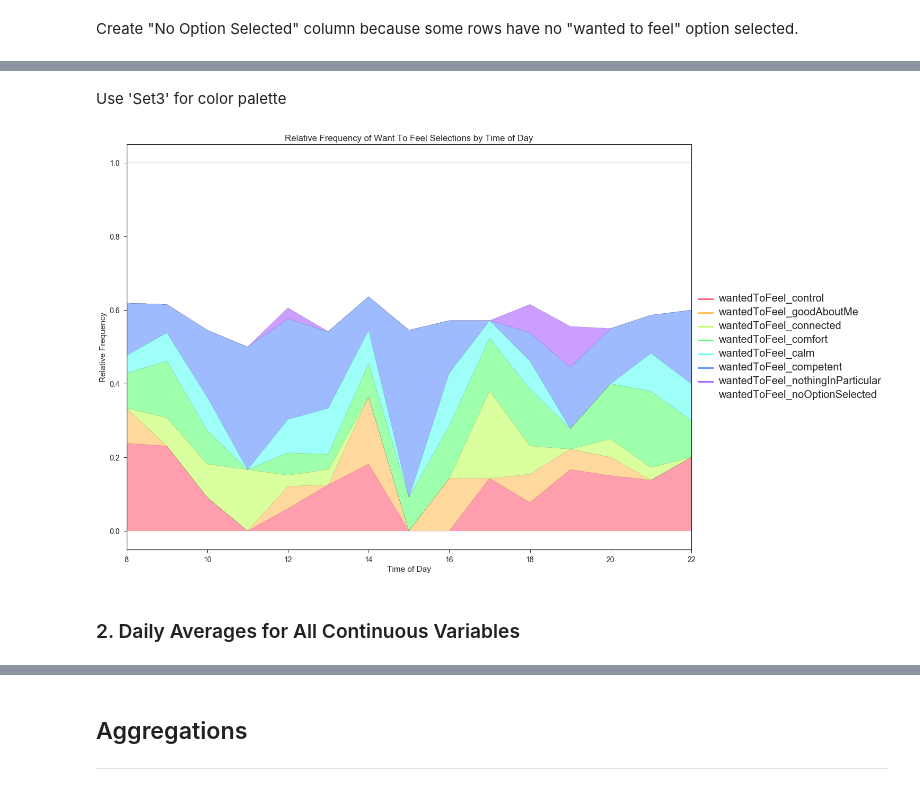
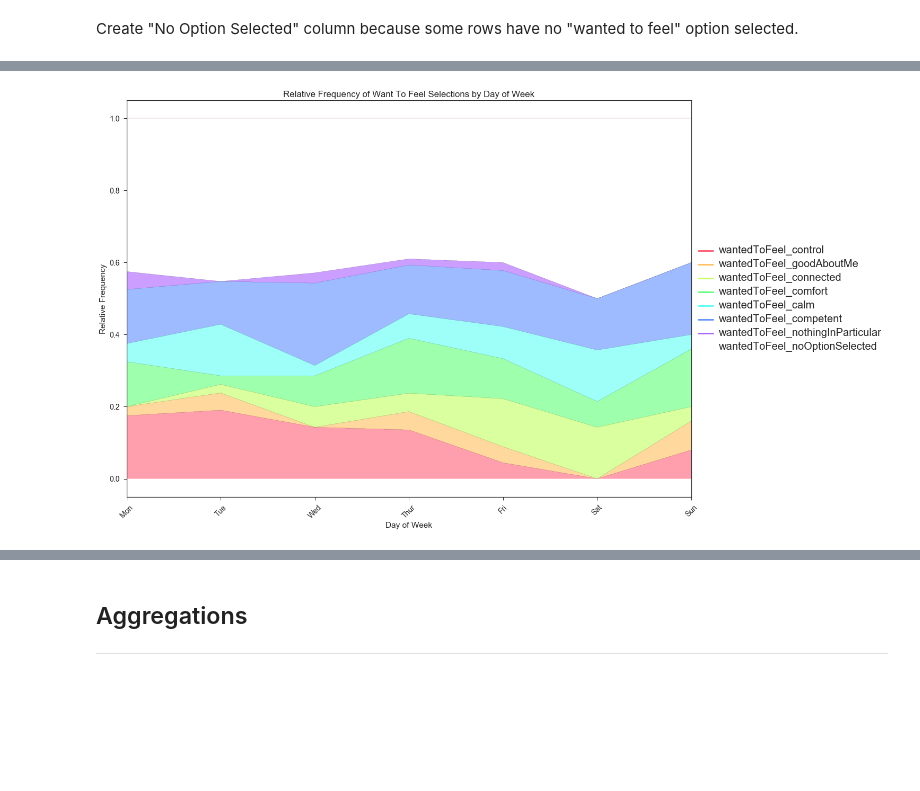
Before and after one commit to NathanZorndorf/self-qwantify-research, a Jupyter notebook: data-visualizations.ipynb, the cells around one changed output, grey strips where cells are left out. Cells and saved outputs as stored; diff of their text form; code cells hidden in the pictures; blank space fills up the shorter version.

```diff
--- a/data-visualizations.ipynb
+++ b/data-visualizations.ipynb
@@ -223,0 +182,17 @@ grouped_summed = grouped
+# %%
+grouped = df[['hour'] + wanted_to_feel_cols + ['wantedToFeel_noOptionSelected']].groupby(by='hour').sum()
+
+summed = grouped.sum(axis=1)
+
+# Drop any columns that are 0
+grouped = grouped.loc[:, (grouped != 0).any(axis=0)]
+
+# Sum columns
+grouped = grouped.iloc[:,:].div(summed, axis=0)
+
+grouped = grouped.iloc[1:,:]
+
+grouped_summed = grouped
+
+for i in range(1,len(grouped_summed.columns)):
+    grouped_summed.iloc[:, i] += grouped_summed.iloc[:, i-1]
@@ -224,3 +257,13 @@ grouped_summed = grouped
 # %%
+grouped = df[['dayofweek'] + wanted_to_feel_cols + ['wantedToFeel_noOptionSelected']].groupby(by='dayofweek').sum()
+
+summed = grouped.sum(axis=1)
+
+grouped = grouped.loc[:, (grouped != 0).any(axis=0)]
+
+grouped = grouped.iloc[:,:].div(summed, axis=0)
+
+grouped_summed = grouped
+
 for i in range(1,len(grouped_summed.columns)):
     grouped_summed.iloc[:, i] += grouped_summed.iloc[:, i-1]
@@ -248,2 +269,0 @@ grouped_summed
-# %% [markdown]
-Use 'Set3' for color palette
@@ -252,9 +270,9 @@ import matplotlib.lines as mlines
 # %%
 fig, ax = plt.subplots(figsize=(16,12))
 
-
 color = iter(plt.cm.gist_rainbow(np.linspace(0,1,len(grouped_summed.columns))))
 
+labels = ['Mon','Tue','Wed','Thur','Fri','Sat','Sun']
 
 for i in range(len(grouped_summed.columns)):
 
@@ -272,38 +290,37 @@ for i in range(len(grouped_summed.columns)):
     if i == 0:
         ax.fill_between(x=grouped_summed.index.values, y1=grouped_summed.iloc[:, i].values, y2=0, facecolor=c, alpha=alpha)
     elif i==len(grouped_summed.columns)-1:
         ax.fill_between(x=grouped_summed.index.values, y1=grouped_summed.iloc[:, i].values, y2=grouped_summed.iloc[:, i-1].values, facecolor='white', alpha=alpha)
     else:
         ax.fill_between(x=grouped_summed.index.values, y1=grouped_summed.iloc[:, i].values, y2=grouped_summed.iloc[:, i-1].values, facecolor=c, alpha=alpha)
 
-ax.set_xlim((8,22))
+ax.set_xlim((0,1))
+ax.set_ylabel('Relative Frequency')
+ax.set_xlabel('Day of Week')
+ax.set_title('Relative Frequency of Want To Feel Selections by Day of Week')
 
-ax.set_ylabel('Relative Frequency')
-ax.set_xlabel('Time of Day')
-ax.set_title('Relative Frequency of Want To Feel Selections by Time of Day')
+plt.xticks(grouped_summed.index.values, labels, rotation=45)
 
 # Shrink current axis by 20%
 box = ax.get_position()
 ax.set_position([box.x0, box.y0, box.width * 0.8, box.height])
 
 # Put a legend to the right of the current axis
 legend = ax.legend(loc='center left', bbox_to_anchor=(1, 0.5))
 
 frame = legend.get_frame()
 
 # Set the fontsize
 for label in legend.get_texts():
     label.set_fontsize('large')
 
 for i,legobj in enumerate(legend.legendHandles):
     legobj.set_linewidth(3.0)
     if i == len(grouped_summed.columns)-1:
         legobj.set_color('white')
 
 fig.tight_layout()
 
-plt.savefig('./images/want_to_feel_relative_frequency', bbox_extra_artists=(legend,), bbox_inches='tight')
+plt.savefig('./images/want_to_feel_relative_frequency_by_day', bbox_extra_artists=(legend,), bbox_inches='tight')
 # %% [output]
-[figure, old version]
+[figure, new version]
-# %% [markdown]
-### 2. Daily Averages for All Continuous Variables
```
Also changed, not shown: parts of 31 cells of this notebook.
